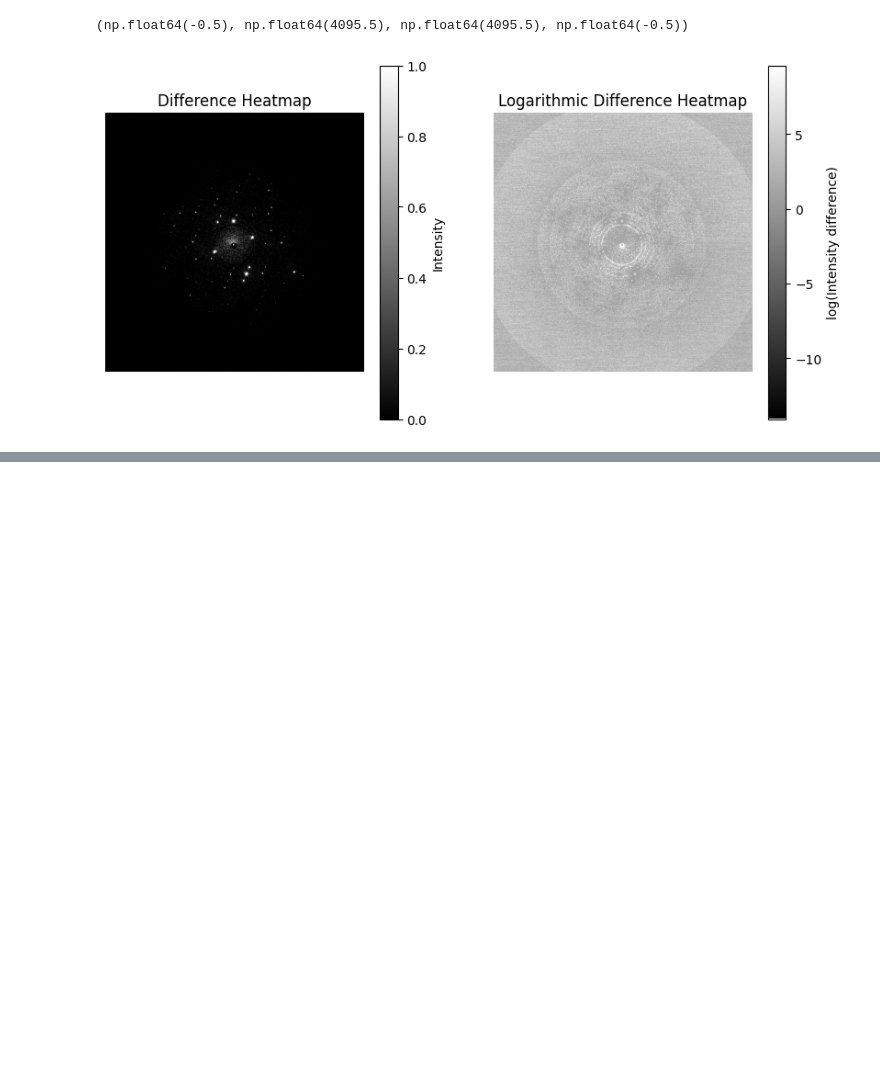
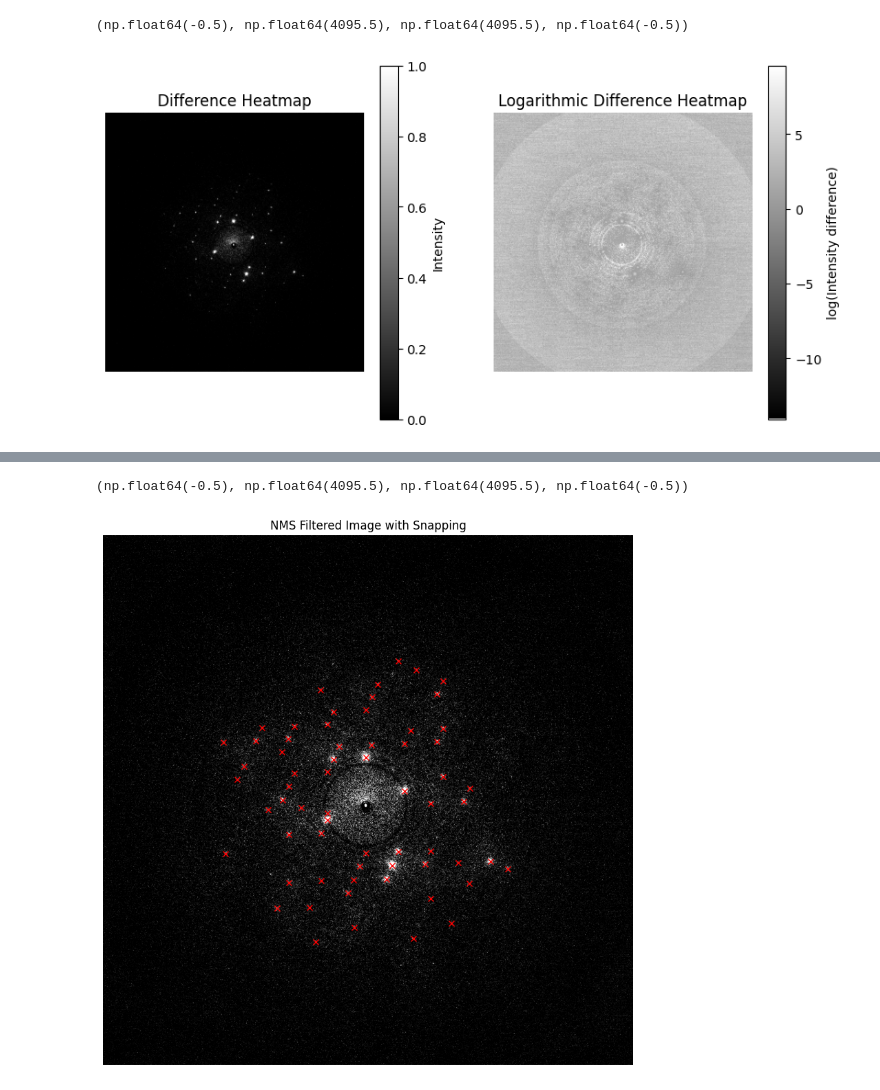
Before and after one commit to EvgenyGorelik/geometric-diffraction-analysis, a Jupyter notebook: notebooks/background_noise_reduction.ipynb, the cells around one changed output, grey strips where cells are left out. Cells and saved outputs as stored; diff of their text form; code cells hidden in the pictures; blank space fills up the shorter version.

```diff
--- a/notebooks/background_noise_reduction.ipynb
+++ b/notebooks/background_noise_reduction.ipynb
@@ -190,0 +241,54 @@ plt.axis('off')
+# %%
+def snap_img_to_rotational(img, rotational_img, closest_max_pos, mode='distance', rad=300, sigma=4):
+    """
+    Snap the original image to the rotationally symmetric image within a specified radius.
+
+    Parameters:
+        img : 2D numpy array
+            Original image.
+        rotational_img : 2D numpy array
+            Rotationally symmetric image.
+        closest_max_pos : tuple of floats (x_center, y_center)
+            Coordinates of the rotational center.
+        rad : int
+            Radius around the center to snap.
+        sigma : float
+            Standard deviation for Gaussian smoothing.
+
+    Returns:
+        img_snapping : 2D numpy array
+            Image with snapped intensities within the specified radius.
+    """
+    assert mode in ['distance', 'value'], "Unsupported mode. Use 'distance', 'value'."
+
+    if mode == 'value':
+        rotational_img_norm = (rotational_img - rotational_img.min()) / (rotational_img.max() - rotational_img.min())
+        indices_y, indices_x = np.where(rotational_img_norm > 0.004)
+    elif mode == 'distance':
+        indices_y, indices_x = np.indices(img.shape)
+        distances = np.sqrt((indices_x - closest_max_pos[0])**2 + (indices_y - closest_max_pos[1])**2)
+        mask = distances < rad
+        indices_y = indices_y[mask]
+        indices_x = indices_x[mask]
+
+    img_snapping = gaussian_filter(img, sigma=sigma).copy()
+    img_snapping[indices_y, indices_x] = rotational_img[indices_y, indices_x]
+
+    return img_snapping
+
+img_snapping = snap_img_to_rotational(img, rotational_img, closest_max_pos, mode='distance', rad=300, sigma=4)
+
+
+filtered_img = nms_filter(img_snapping - rotational_img, size=40, threshold=10)
+peaks_y, peaks_x = np.where(filtered_img)
+
+threshold = 10
+
+plt.figure(figsize=(10, 10))
+plt.imshow((img - rotational_img) > threshold, cmap='gray')
+plt.plot(peaks_x, peaks_y, 'x', color='red')
+plt.title('NMS Filtered Image with Snapping')
+plt.axis('off')
+# %% [output]
+(np.float64(-0.5), np.float64(4095.5), np.float64(4095.5), np.float64(-0.5))
+[figure, added]
```
Also changed, not shown: parts of 4 cells of this notebook.
